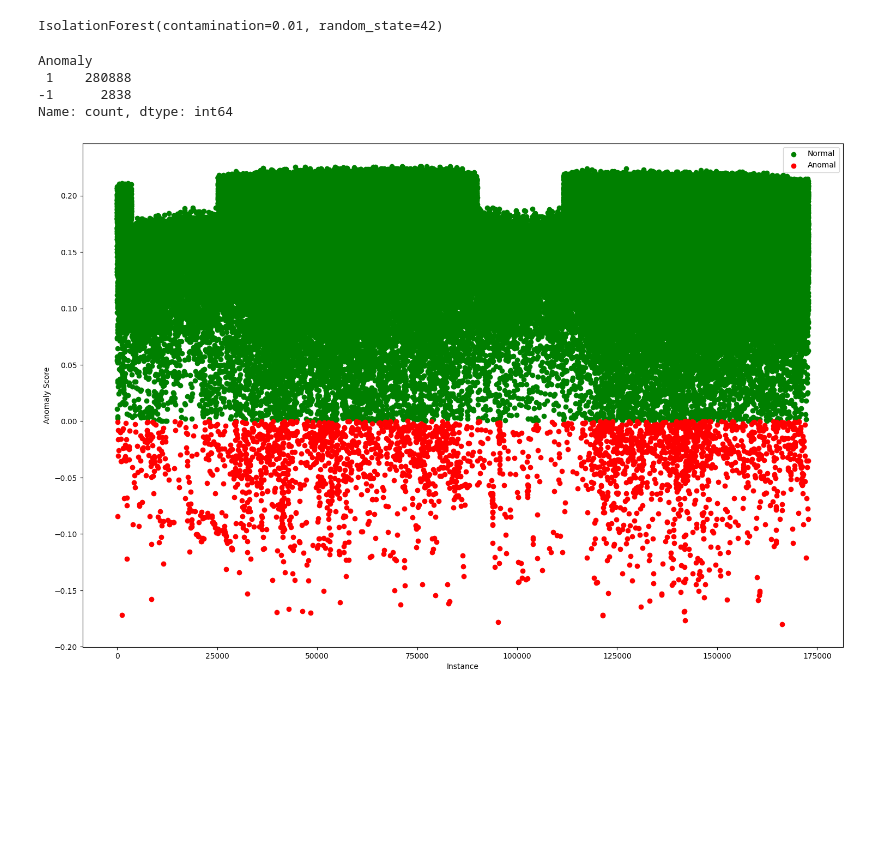
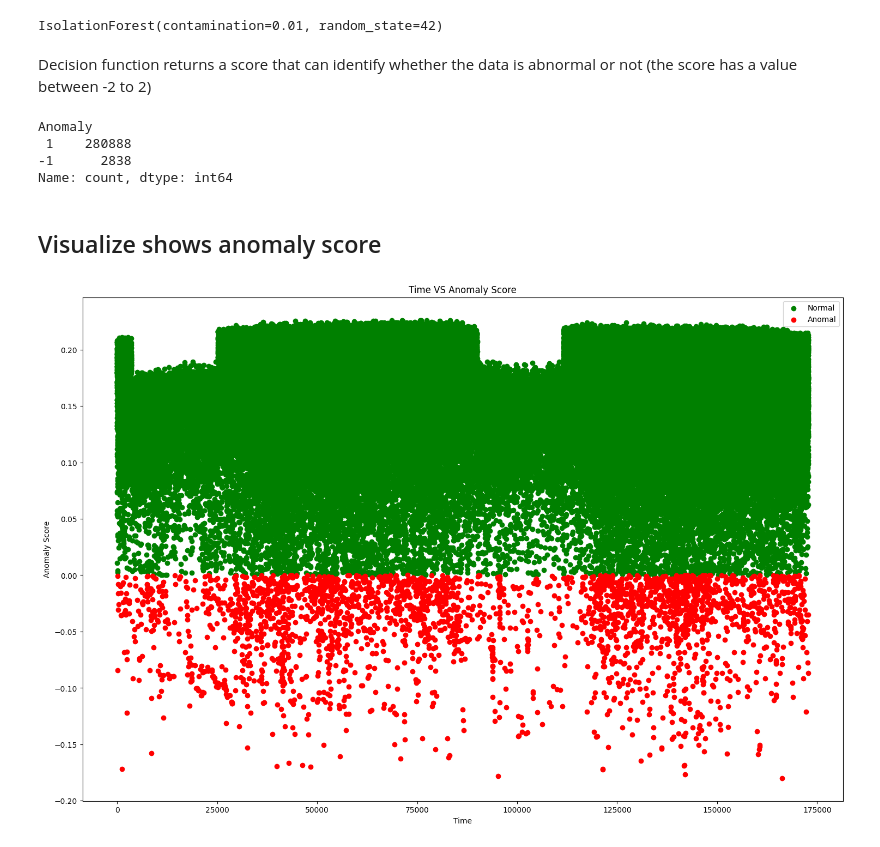
Before and after one commit to codeboyz12/data_science_cv, a Jupyter notebook: fraud_detection/creditcard_fraud.ipynb, the cells around one changed output. Drawn from its saved outputs; the diff is of its cells as text; code cells hidden in the pictures; blank space fills up the shorter version.

```diff
--- a/fraud_detection/creditcard_fraud.ipynb
+++ b/fraud_detection/creditcard_fraud.ipynb
@@ -168,6 +195,8 @@ model2 = IsolationForest(contamination=0.01, random_state=42)
 model2.fit(data_set)
 # %% [output]
 IsolationForest(contamination=0.01, random_state=42)
+# %% [markdown]
+Decision function returns a score that can identify whether the data is abnormal or not (the score has a value between -2 to 2)
 # %%
 data_set["Anomaly_Score"] = model2.decision_function(feature)
 data_set["Anomaly"] = model2.predict(feature)
@@ -178,17 +207,20 @@ Anomaly
  1    280888
 -1      2838
 Name: count, dtype: int64
+# %% [markdown]
+<h2>Visualize shows anomaly score</h2>
 # %%
 normal = data_set[data_set["Anomaly"] == 1]
 anomal = data_set[data_set["Anomaly"] == -1]
 
 plt.figure(figsize=(18,12))
 
+plt.title("Time VS Anomaly Score")
 plt.scatter(normal["Time"], normal["Anomaly_Score"], label="Normal", c="green")
 plt.scatter(anomal["Time"], anomal["Anomaly_Score"], label="Anomal", c="red")
-plt.xlabel("Instance")
+plt.xlabel("Time")
 plt.ylabel("Anomaly Score")
 plt.legend()
 plt.show()
 # %% [output]
-[figure, old version]
+[figure, new version]
```
Also changed, not shown: parts of 27 cells of this notebook.
